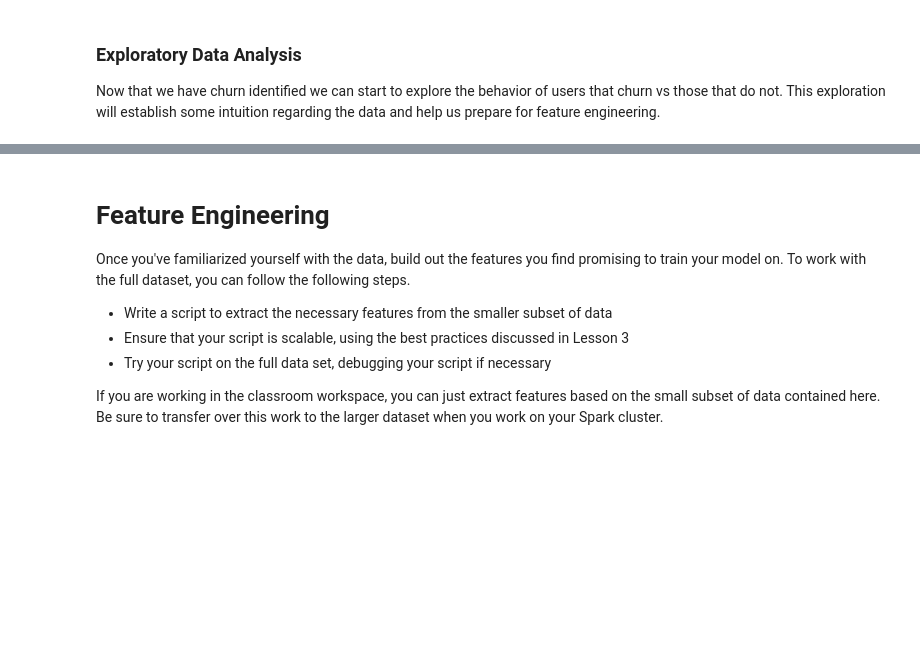
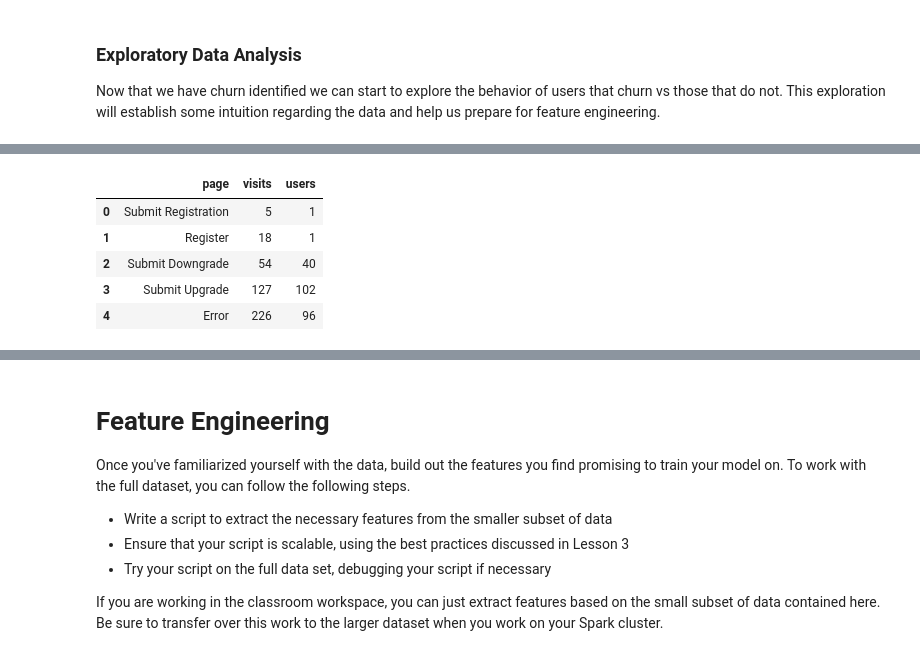
Before and after one commit to henzi23/Music_App_Churn_Prediction, a Jupyter notebook: Sparkify.ipynb, the cells around one changed output, grey strips where cells are left out. Saved outputs shown, nothing was run; the diff lists cells and outputs as text; code cells hidden in the pictures; blank space fills up the shorter version.

```diff
--- a/Sparkify.ipynb
+++ b/Sparkify.ipynb
@@ -351,0 +290,9 @@ df = df.withColumn("churn_id", Fsum("churn").over(windowval))
+# %%
+page_visits_nochurn.head()
+# %% [output]
+|  | page | visits | users |
+| 0 | Submit Registration | 5 | 1 |
+| 1 | Register | 18 | 1 |
+| 2 | Submit Downgrade | 54 | 40 |
+| 3 | Submit Upgrade | 127 | 102 |
+| 4 | Error | 226 | 96 |
```
Also changed, not shown: parts of 32 cells of this notebook, 1 other file.
